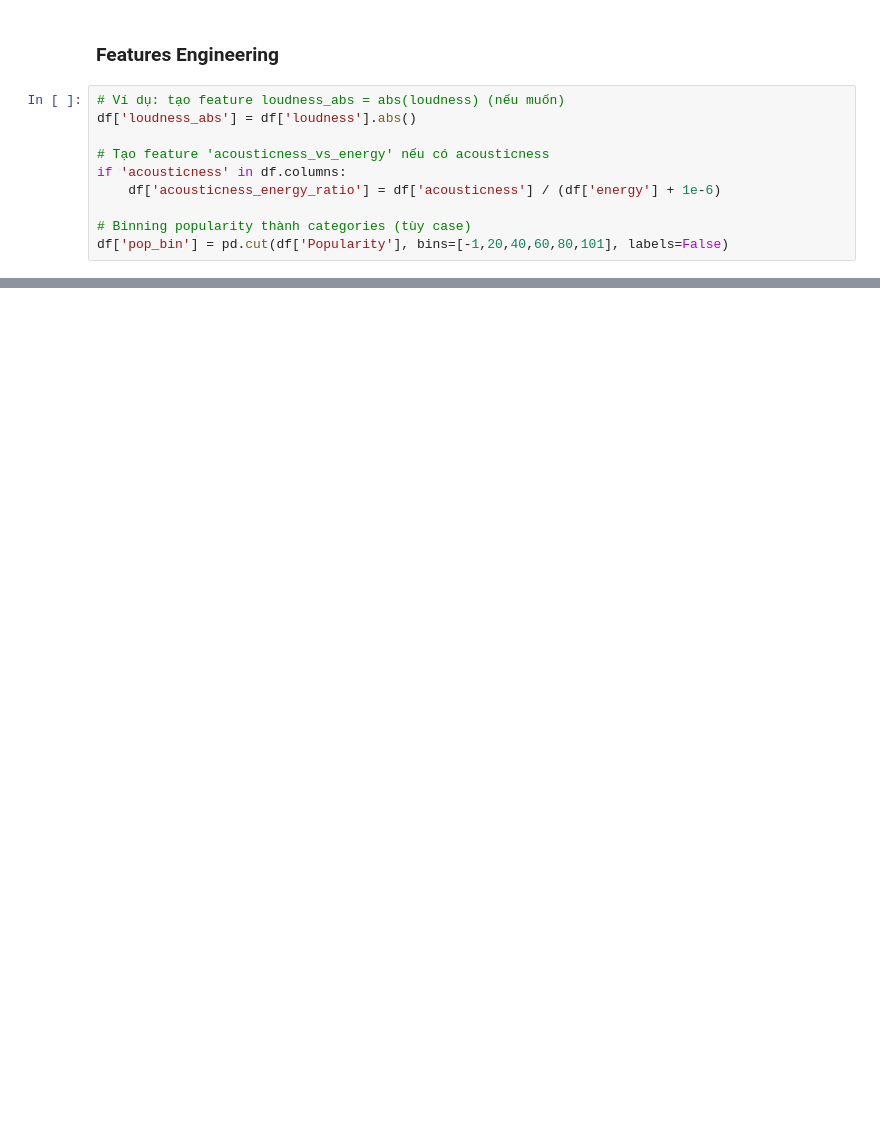
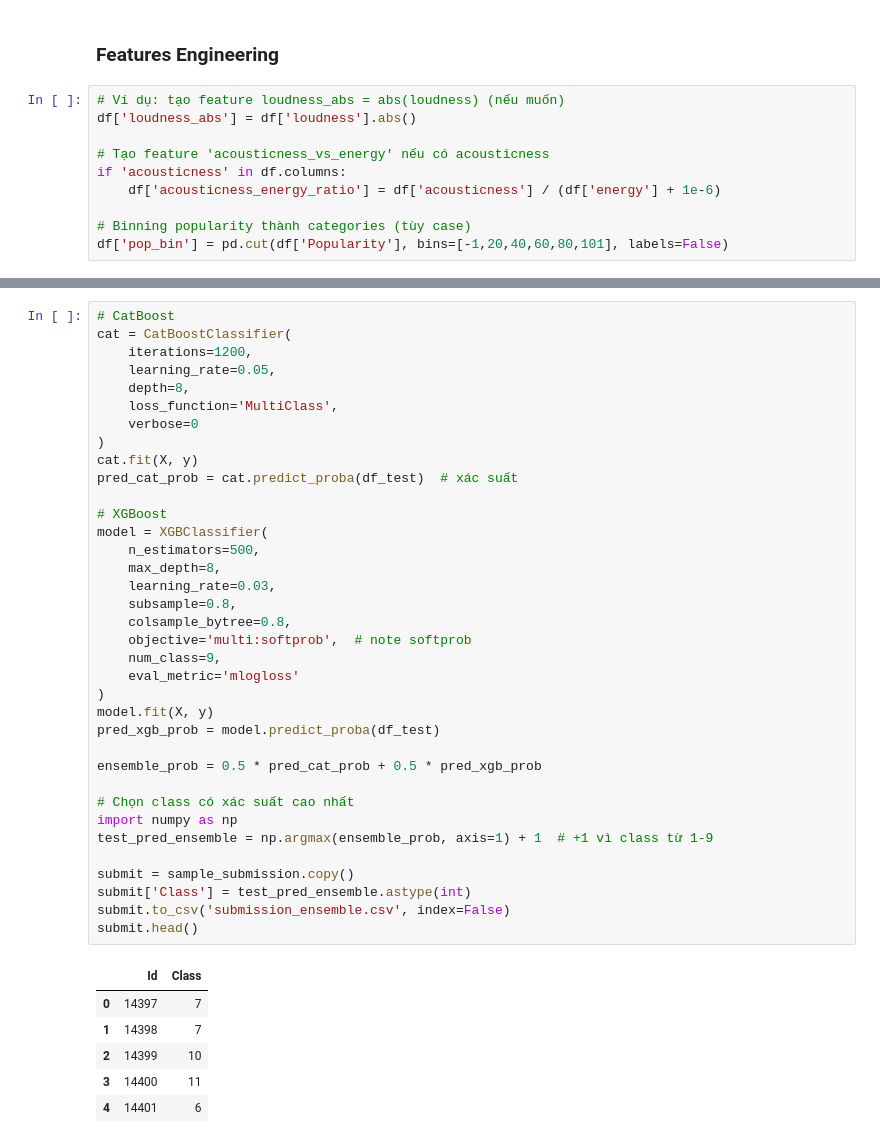
Before and after one commit to MinhNguyen-leo/SGU25_ML_GroupProject, a Jupyter notebook: Challenge_3_Music/mrc_minleo.ipynb, the cells around one changed output, grey strips where cells are left out. Drawn from its saved outputs; the diff is of its cells as text; blank space fills up the shorter version.

```diff
--- a/Challenge_3_Music/mrc_minleo.ipynb
+++ b/Challenge_3_Music/mrc_minleo.ipynb
@@ -208,0 +376,43 @@ df['pop_bin'] = pd.cut(df['Popularity'], bins=[-1,20,40,60,80,101], labels=False
+# %%
+# CatBoost
+cat = CatBoostClassifier(
+    iterations=1200,
+    learning_rate=0.05,
+    depth=8,
+    loss_function='MultiClass',
+    verbose=0
+)
+cat.fit(X, y)
+pred_cat_prob = cat.predict_proba(df_test)  # xác suất
+
+# XGBoost
+model = XGBClassifier(
+    n_estimators=500,
+    max_depth=8,
+    learning_rate=0.03,
+    subsample=0.8,
+    colsample_bytree=0.8,
+    objective='multi:softprob',  # note softprob
+    num_class=9,
+    eval_metric='mlogloss'
+)
+model.fit(X, y)
+pred_xgb_prob = model.predict_proba(df_test)
+
+ensemble_prob = 0.5 * pred_cat_prob + 0.5 * pred_xgb_prob
+
+# Chọn class có xác suất cao nhất
+import numpy as np
+test_pred_ensemble = np.argmax(ensemble_prob, axis=1) + 1  # +1 vì class từ 1-9
+
+submit = sample_submission.copy()
+submit['Class'] = test_pred_ensemble.astype(int)
+submit.to_csv('submission_ensemble.csv', index=False)
+submit.head()
+# %% [output]
+|  | Id | Class |
+| 0 | 14397 | 7 |
+| 1 | 14398 | 7 |
+| 2 | 14399 | 10 |
+| 3 | 14400 | 11 |
+| 4 | 14401 | 6 |
```
Also changed, not shown: parts of 10 cells of this notebook.
